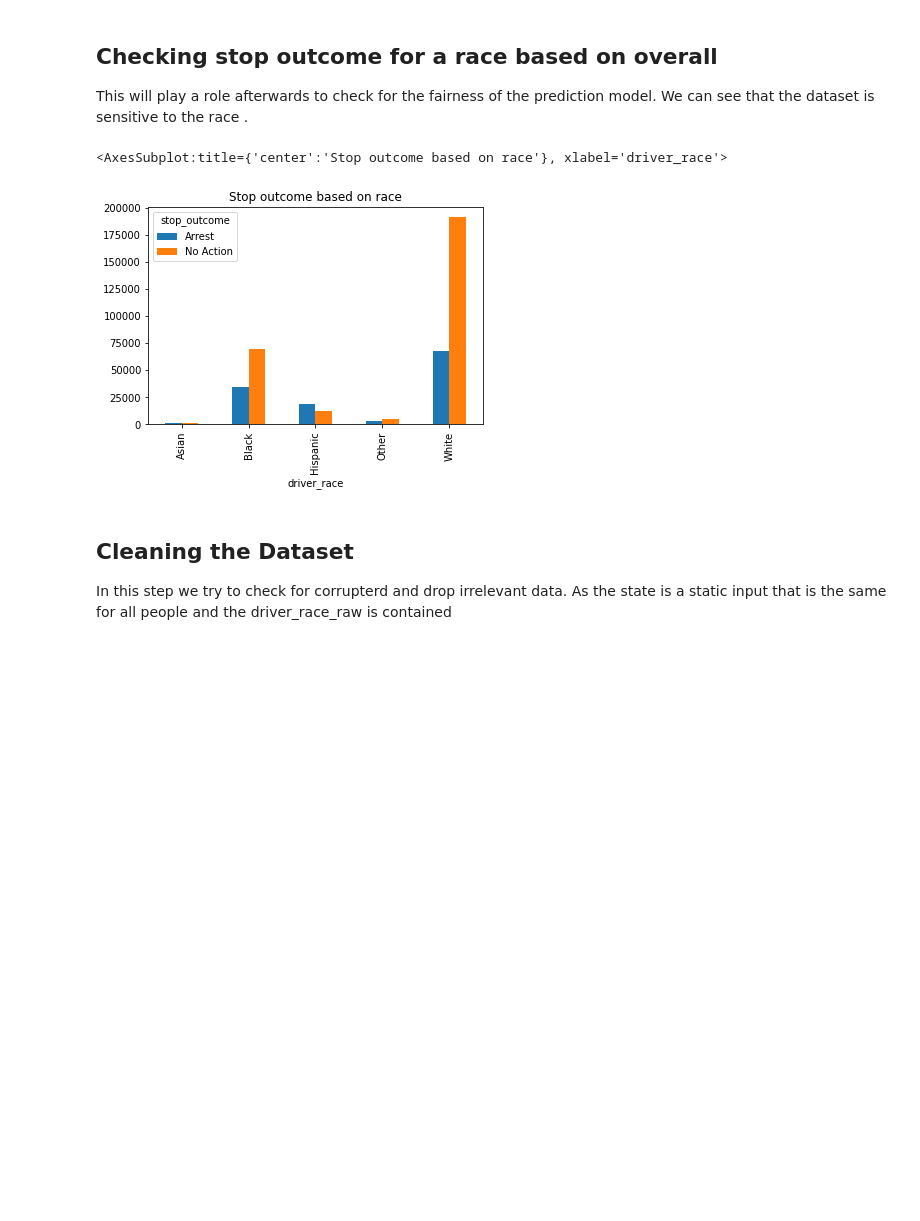
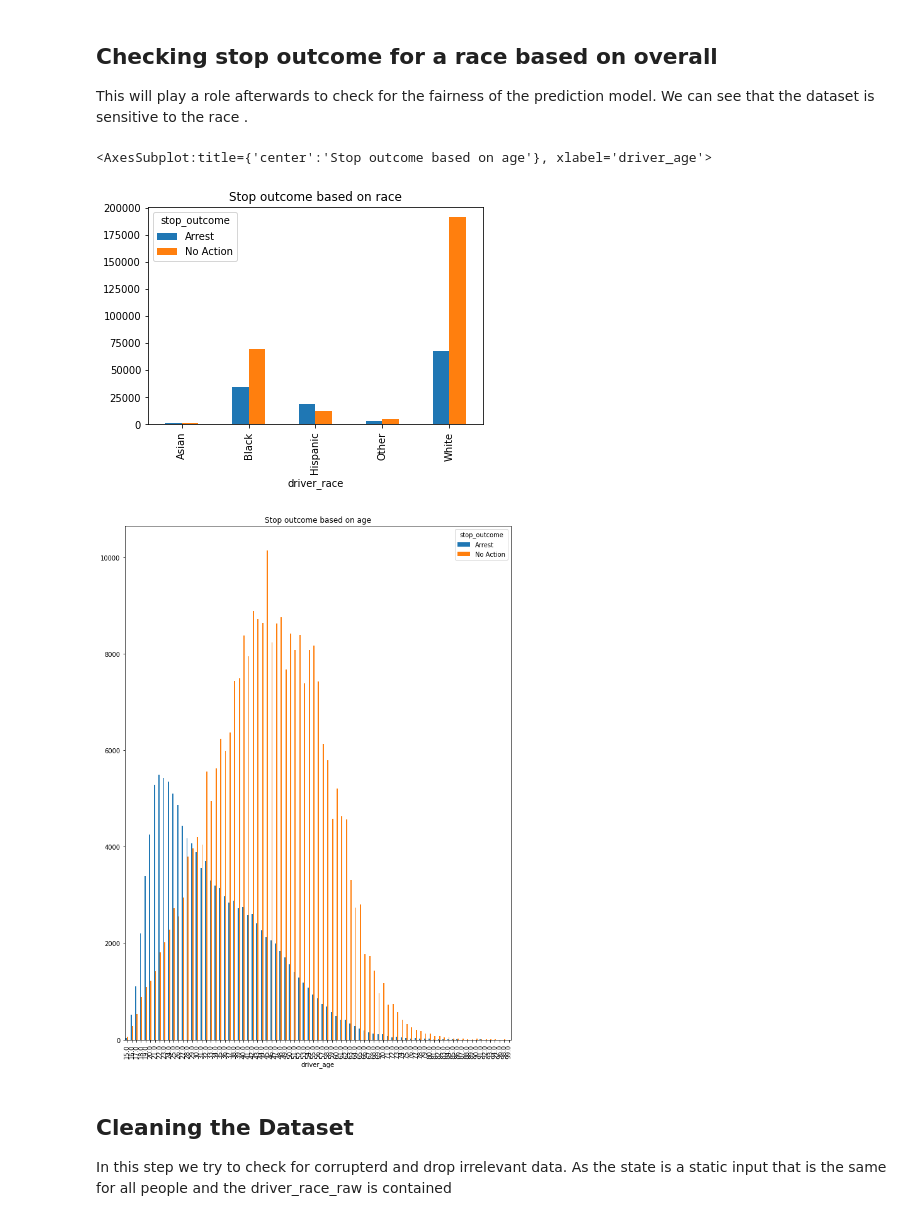
Before and after one commit to Heatdh/MIUG-Proj, a Jupyter notebook: src/main.ipynb, the cells around one changed output. Cells and saved outputs as stored; diff of their text form; code cells hidden in the pictures; blank space fills up the shorter version.

```diff
--- a/src/main.ipynb
+++ b/src/main.ipynb
@@ -72,10 +72,15 @@ This will play a role afterwards to check for the fairness of the prediction mod
 # %%
 df_race = df[['driver_race','stop_outcome']]
 df_race = df.groupby(['driver_race','stop_outcome']).size().unstack(fill_value=0)
 df_race.plot.bar(title='Stop outcome based on race')
+# The graph is crambled but on purpose plotted with all value to see stop progression based on age that can give us a hint on fairness
+df_age = df[['driver_age','stop_outcome']]
+df_age= df.groupby(['driver_age','stop_outcome']).size().unstack(fill_value=0)
+df_age.plot.bar(title='Stop outcome based on age',figsize=(11,15))
 # %% [output]
-<AxesSubplot:title={'center':'Stop outcome based on race'}, xlabel='driver_race'>
+<AxesSubplot:title={'center':'Stop outcome based on age'}, xlabel='driver_age'>
 [figure]
+[figure, added]
 # %% [markdown]
 ## Cleaning the Dataset
 In this step we try to check for corrupterd and drop irrelevant data.
```
Also changed, not shown: parts of 20 cells of this notebook.
